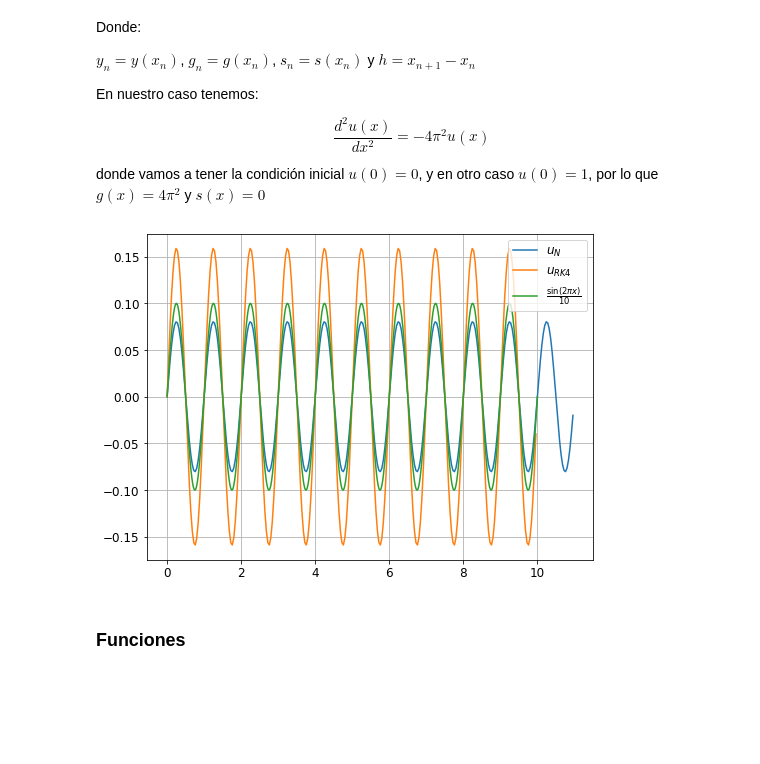
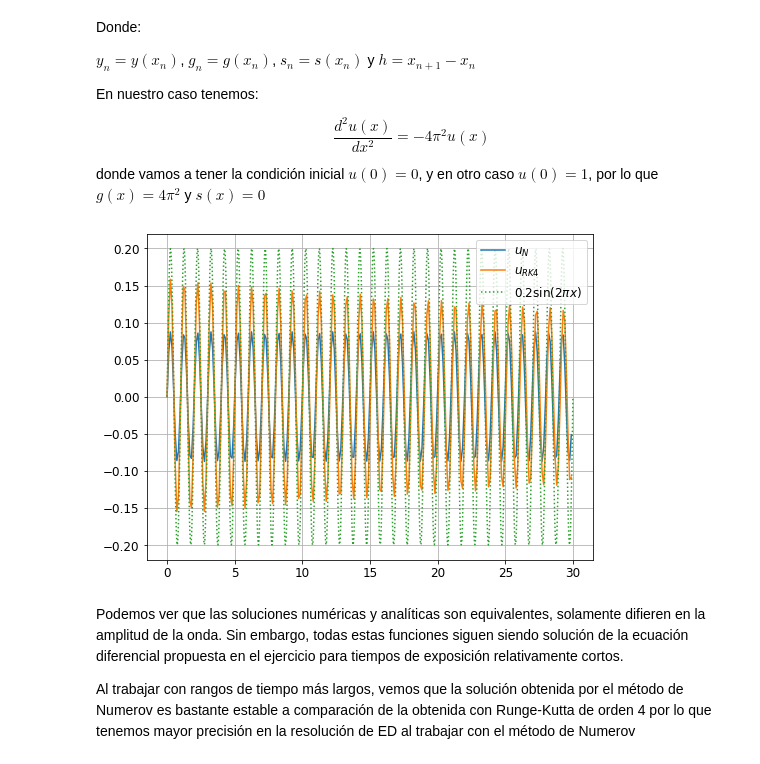
Before and after one commit to joshbrx/Fisica-Computacional, a Jupyter notebook: T2_BrionesAndrade.ipynb, the cells around one changed output. Drawn from its saved outputs; the diff is of its cells as text; code cells hidden in the pictures; blank space fills up the shorter version.

```diff
--- a/T2_BrionesAndrade.ipynb
+++ b/T2_BrionesAndrade.ipynb
@@ -570,7 +570,7 @@ list = [];
 
 for i in range(3):
     err1=abs(Valor_real-Boltzmann(N)[i])
-    err2=abs((Valor_real-Boltzmann(N)[i]) / valor_real)*100
+    err2=abs((Valor_real-Boltzmann(N)[i]) / Valor_real)*100
     list.append([Valor_real, Boltzmann(N)[i], err1, err2])
 
 nombres=['Trapecio','Simpson','Gauss']
@@ -816,3 +854,29 @@ En este caso preferimos el método de Runge ya que ofrece un error y puede traba
    ![pendulo](https://github.com/joshbrx/Fisica-Computacional/blob/master/img/resorte.jpg?raw=true)
 
     Determina la amplitud y el periodo. Resuelve usando tres métodos numéricos. Compara las soluciones obtenidas por los distintos métodos. Explica, ¿Por qué usas estos métodos?
+# %%
+# Definimos la función del bloque de fierro como f_ierro()
+def f_ierro(r, t):
+    x, v= r[0], r[1]
+    fx = v
+    fv = (c/(x**2) - k*(x-L))/m
+    return np.array([fx,fv],float)
+
+# Guardamos los resultados con diferentes métodos en las variables M
+L = 5.0; c = 100.0; m = 1.0; k = 75.0
+h, xi, vi= 0.01, 5, 0
+to, tf = 0.0, 1.0
+
+M1 = EDO2(f_ierro, to, tf, xi, vi, h, Euler2)
+M2 = EDO2(f_ierro, to, tf, xi, vi, h, Heun2)
+M3 = EDO2(f_ierro, to, tf, xi, vi, h, RK22)
+M4 = EDO2(f_ierro, to, tf, xi, vi, h, RK42)
+
+# Ahora graficamos cada metodo para poder visualizarlos
+
+plt.plot(M1[0], M1[1], label=r"Euler")
+plt.plot(M2[0], M2[1], label=r"Heun2")
+plt.plot(M3[0], M3[1], label=r"Runge-Kutta 2°")
+plt.plot(M4[0], M4[1], label=r"Runge-Kutta 4°")
+plt.title(r"Evolución temporal de la masa en el bloque de hierro")
+plt.legend(); plt.grid(); plt.show();
@@ -854,13 +928,10 @@ def Numerov(gnumerov, snumerov, a, b, N, y0):
     h = (b-a)/N
     h12 = (h**2)/12
     #intervalo de tiempo
-    lista_t = np.arange(a, b+1, h)
+    lista_t = np.arange(a, b, h)
     #lista donde guardaremos las soluciones y
     lista_y = []
 
-    # 0 denotara n-1
-    # 1 denotara n
-    # 2 denotara n+1
     g0 = gnumerov(a)
     g1 = gnumerov(a+h)
     s0 = snumerov(a)
@@ -906,18 +977,16 @@ def f(r,t):
     fv=-4*np.pi**2*x
     return np.array([fx,fv],float)
 # %%
-T = np.linspace(0,10,1000);
-U = (lambda x: np.sin(2*np.pi*x)/10)(T)
+T = np.linspace(0,30,1000);
+U = (lambda x: 0.2*np.sin(2*np.pi*x))(T)
 
-M1 = Numerov(g, s, 0, 10, 250, 0);
-M2 = EDO2(f, 0, 10, 0, 1, 10/250, RK42);
+M1 = Numerov(g, s, 0, 30, 250, 0);
+M2 = EDO2(f, 0, 30, 0, 1, 30/250, RK42);
 
 plt.plot(M1[0], M1[1], label=r"$u_{N}$")
 plt.plot(M2[0], M2[1], label=r"$u_{RK4}$")
-plt.plot(T, U, label=r"$\frac{\sin(2\pi x)}{10}$")
+plt.plot(T, U, ":", label=r"$0.2\sin(2\pi x)$")
 
 plt.grid(); plt.legend(); plt.plot();
 # %% [output]
-[figure, old version]
+[figure, new version]
-# %% [markdown]
-### Funciones
@@ -957,0 +993,4 @@ def RK42(f,r,t,h):
+# %% [markdown]
+Podemos ver que las soluciones numéricas y analíticas son equivalentes, solamente difieren en la amplitud de la onda. Sin embargo, todas estas funciones siguen siendo solución de la ecuación diferencial propuesta en el ejercicio para tiempos de exposición relativamente cortos.
+
+Al trabajar con rangos de tiempo más largos, vemos que la solución obtenida por el método de Numerov es bastante estable a comparación de la obtenida con Runge-Kutta de orden 4 por lo que tenemos mayor precisión en la resolución de ED al trabajar con el método de Numerov
```
Also changed, not shown: parts of 9 cells of this notebook.
